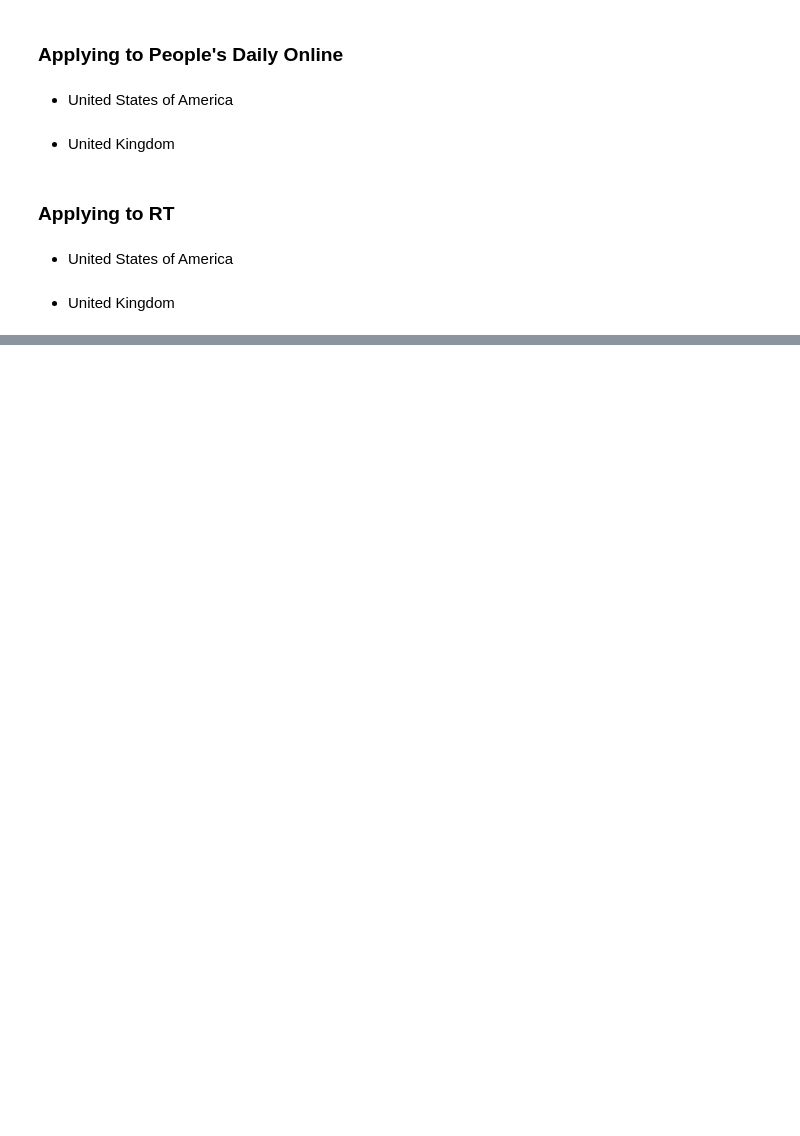
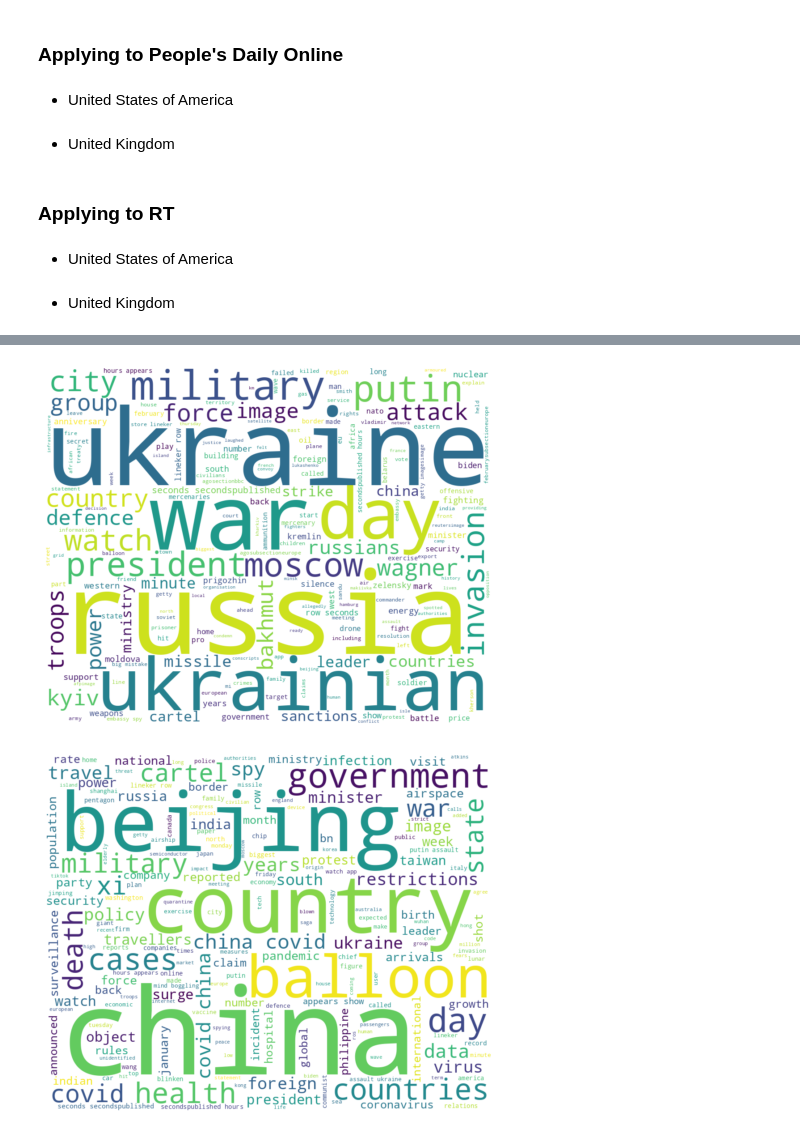
Before and after one commit to David-TC13/Journals_interests, a Jupyter notebook: main.ipynb, the cells around one changed output, grey strips where cells are left out. Cells and saved outputs as stored; diff of their text form; code cells hidden in the pictures; blank space fills up the shorter version.

```diff
--- a/main.ipynb
+++ b/main.ipynb
@@ -182,0 +210,12 @@ df_rt_uk.to_csv('data/processed/rt_united_kingdom_proc.csv',index=False)
+# %%
+wc.wordcloud(df_bbc_russia)
+wc.wordcloud(df_bbc_china)
+wc.wordcloud(df_cnn_russia)
+wc.wordcloud(df_cnn_china)
+wc.wordcloud(df_pd_uk)
+wc.wordcloud(df_pd_us)
+wc.wordcloud(df_rt_uk)
+wc.wordcloud(df_rt_us)
+# %% [output]
+[figure, added]
+[figure, added]
```
Also changed, not shown: parts of 13 cells of this notebook, 16 other files.
